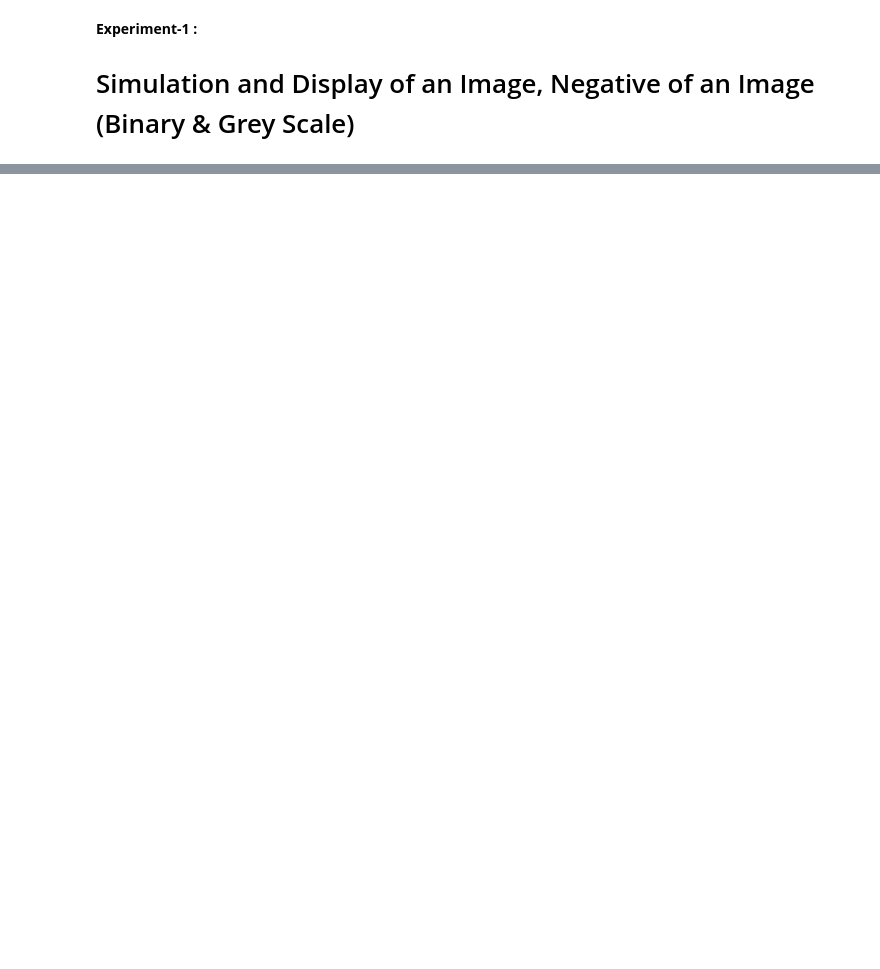
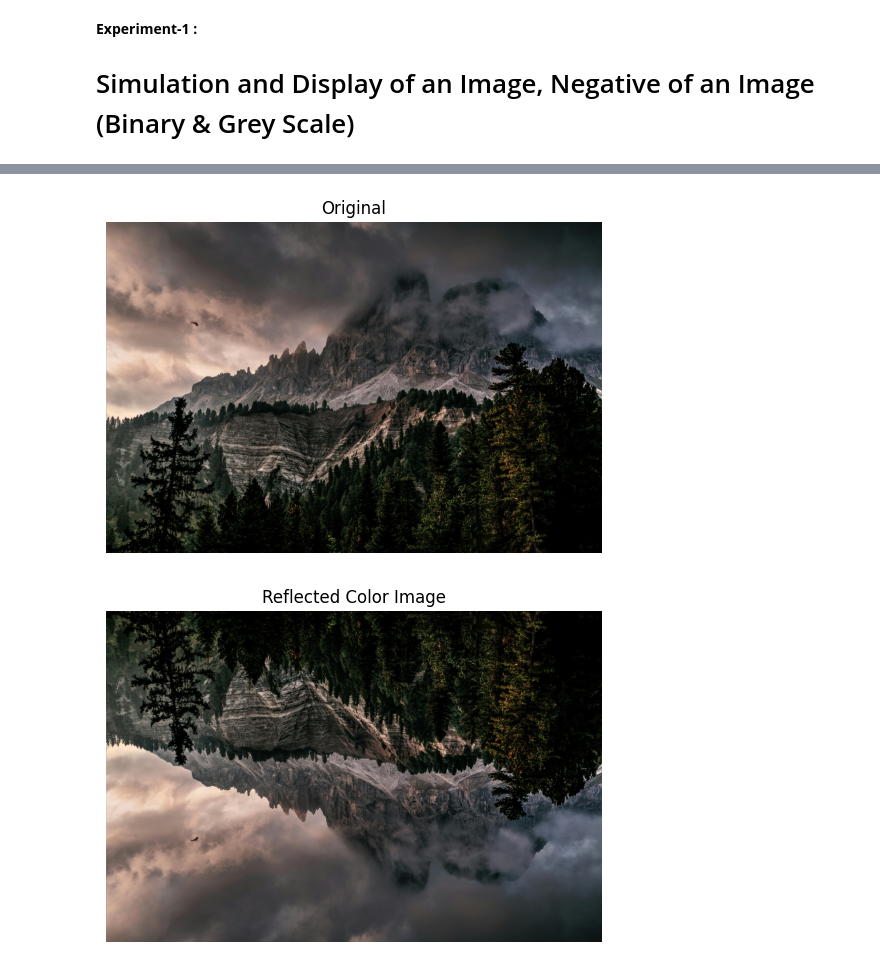
Before and after one commit to rishsoraganvi/Lab-Practical-2023-2027, a Jupyter notebook: IP_&_CV_Lab_Practical.ipynb, the cells around one changed output, grey strips where cells are left out. Cells and saved outputs as stored; diff of their text form; code cells hidden in the pictures; blank space fills up the shorter version.

```diff
--- a/IP_&_CV_Lab_Practical.ipynb
+++ b/IP_&_CV_Lab_Practical.ipynb
@@ -144,0 +92,31 @@ Binary Image (Thresholded at 128):
+# %%
+# FLIP with respect to AXIS
+
+import cv2
+import pandas as pd
+import matplotlib.pyplot as plt
+
+img_path="/content/pexels-eberhardgross-640781.jpg"
+img =cv2.imread(img_path)
+
+rows,cols,ch = img.shape
+M = np.float32([
+    [1,0,0],
+     [0,-1,rows],
+      [0,0,1]
+    ])
+
+reflected_img=cv2.warpPerspective(img,M,(cols,rows))
+
+plt.imshow(cv2.cvtColor(img, cv2.COLOR_BGR2RGB))
+plt.title("Original")
+plt.axis("off")
+plt.show()
+
+plt.imshow(cv2.cvtColor(reflected_img, cv2.COLOR_BGR2RGB))
+plt.title("Reflected Color Image")
+plt.axis("off")
+plt.show()
+# %% [output]
+[figure, added]
+[figure, added]
```
Also changed, not shown: parts of 17 cells of this notebook.
